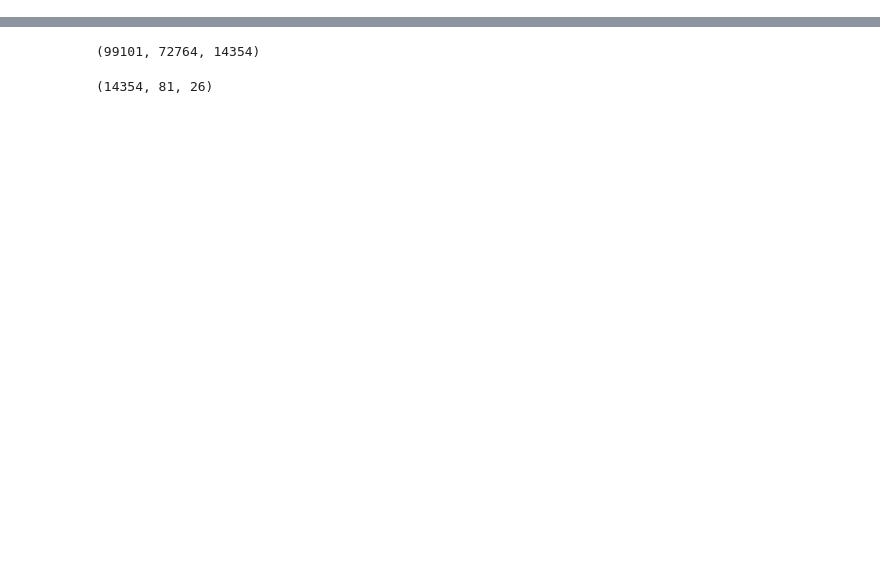
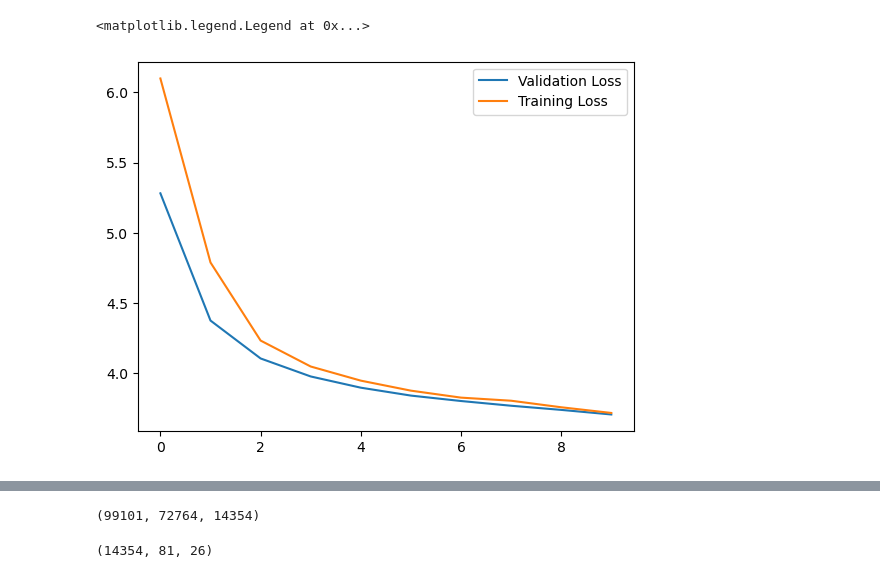
Before and after one commit to Hamideh-Mehri/Banksformer, a Jupyter notebook: Test.ipynb, the cells around one changed output, grey strips where cells are left out. Saved outputs shown, nothing was run; the diff lists cells and outputs as text; code cells hidden in the pictures; blank space fills up the shorter version.

```diff
--- a/Test.ipynb
+++ b/Test.ipynb
@@ -67,0 +58,11 @@ df
+# %%
+from sklearn.model_selection import train_test_split
+n_seqs, n_steps, n_feat_inp = encoder.inp_tensor.shape
+x_tr, x_cv, inds_tr, inds_cv, targ_tr, targ_cv = train_test_split(encoder.inp_tensor, np.arange(n_seqs), encoder.tar_tensor, test_size=0.2)
+
+# Create TensorFlow dataset
+ds_all = tf.data.Dataset.from_tensor_slices((encoder.inp_tensor.astype(np.float32), encoder.tar_tensor.astype(np.float32)))
+ds_tr = tf.data.Dataset.from_tensor_slices((x_tr.astype(np.float32), targ_tr.astype(np.float32)))
+ds_cv = tf.data.Dataset.from_tensor_slices((x_cv.astype(np.float32), targ_cv.astype(np.float32)))
+
+train_batches = make_batches(ds_tr, BUFFER_SIZE, bs)
@@ -67,0 +222,8 @@ df
+# %%
+import matplotlib.pyplot as plt
+plt.plot(np.array(train.results["val_loss"]), label='validation loss')
+plt.plot(np.array(train.results["loss"]), label='training loss')
+plt.legend(["Validation Loss", "Training Loss"])
+# %% [output]
+<matplotlib.legend.Legend at 0x...>
+[figure, added]
```
Also changed, not shown: parts of 38 cells of this notebook, 1 other file.
